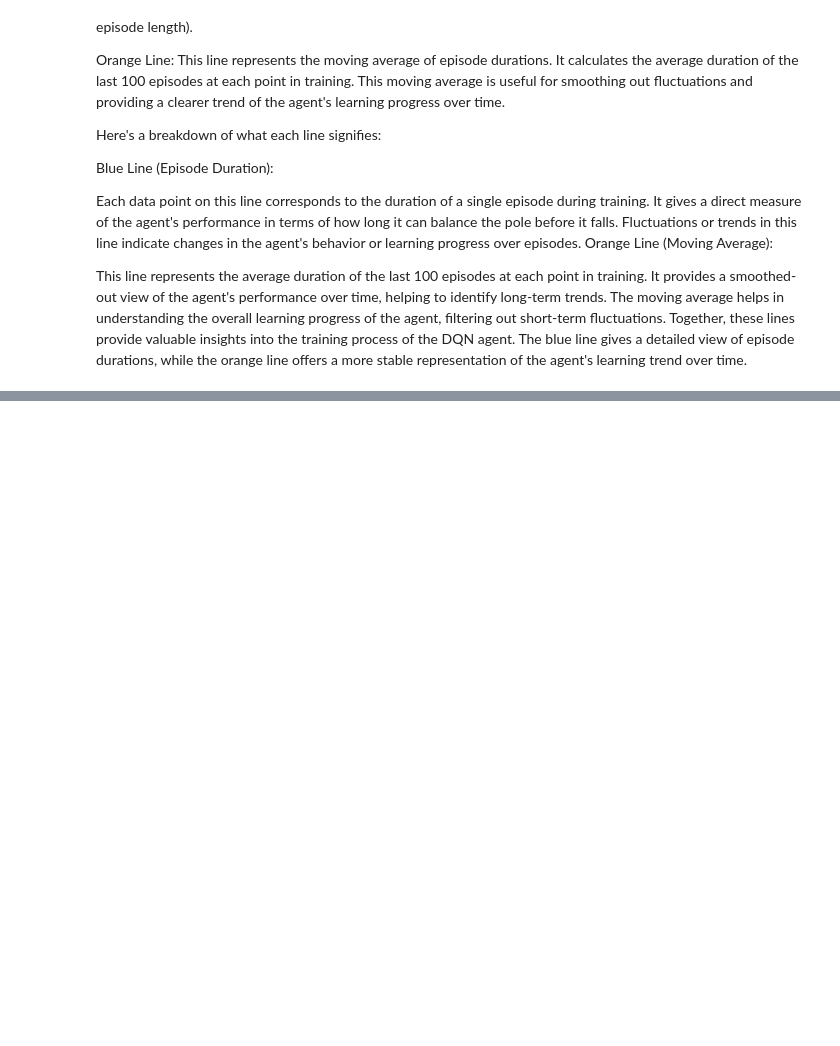
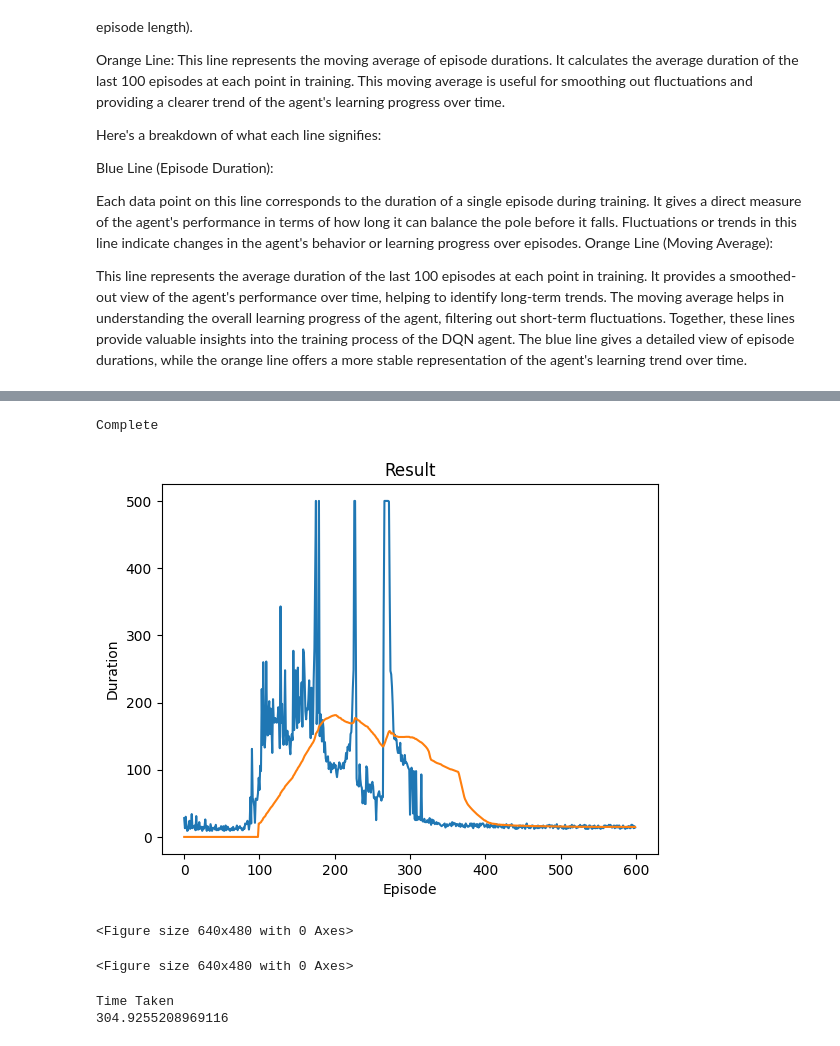
Before and after one commit to mayankchadha16/DQN_CartPole, a Jupyter notebook: dqn-cartpole.ipynb, the cells around one changed output, grey strips where cells are left out. Drawn from its saved outputs; the diff is of its cells as text; code cells hidden in the pictures; blank space fills up the shorter version.

```diff
--- a/dqn-cartpole.ipynb
+++ b/dqn-cartpole.ipynb
@@ -83,8 +83,8 @@ class ModifiedDQNActivation(nn.Module):
     # Called with either one element to determine next action, or a batch
     # during optimization. Returns tensor([[left0exp,right0exp]...]).
     def forward(self, x):
-        x = F.LeakyReLU(self.layer1(x))
-        x = F.LeakyReLU(self.layer2(x))
+        x = F.leaky_relu(self.layer1(x), negative_slope=0.01)  # Using leaky ReLU with negative slope of 0.01
+        x = F.leaky_relu(self.layer2(x), negative_slope=0.01)
         return self.layer3(x)
 
 
@@ -451,0 +428,14 @@ Time Taken
+# %%
+change_DQN_ACTIVATION()
+start_time = time.time()
+main_func()
+
+print("Time Taken")
+print(time.time() - start_time)
+# %% [output]
+Complete
+[figure, added]
+<Figure size 640x480 with 0 Axes>
+<Figure size 640x480 with 0 Axes>
+Time Taken
+304.9255208969116
```
Also changed, not shown: parts of 15 cells of this notebook.
